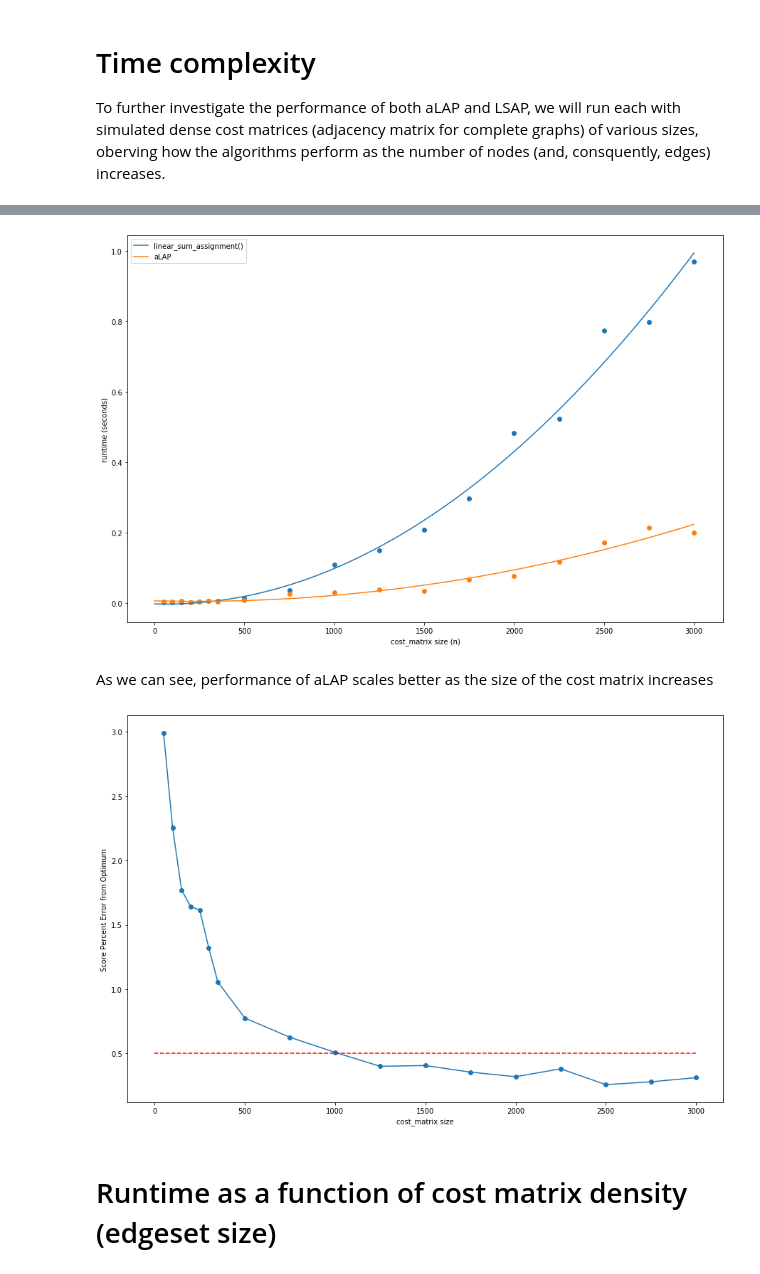
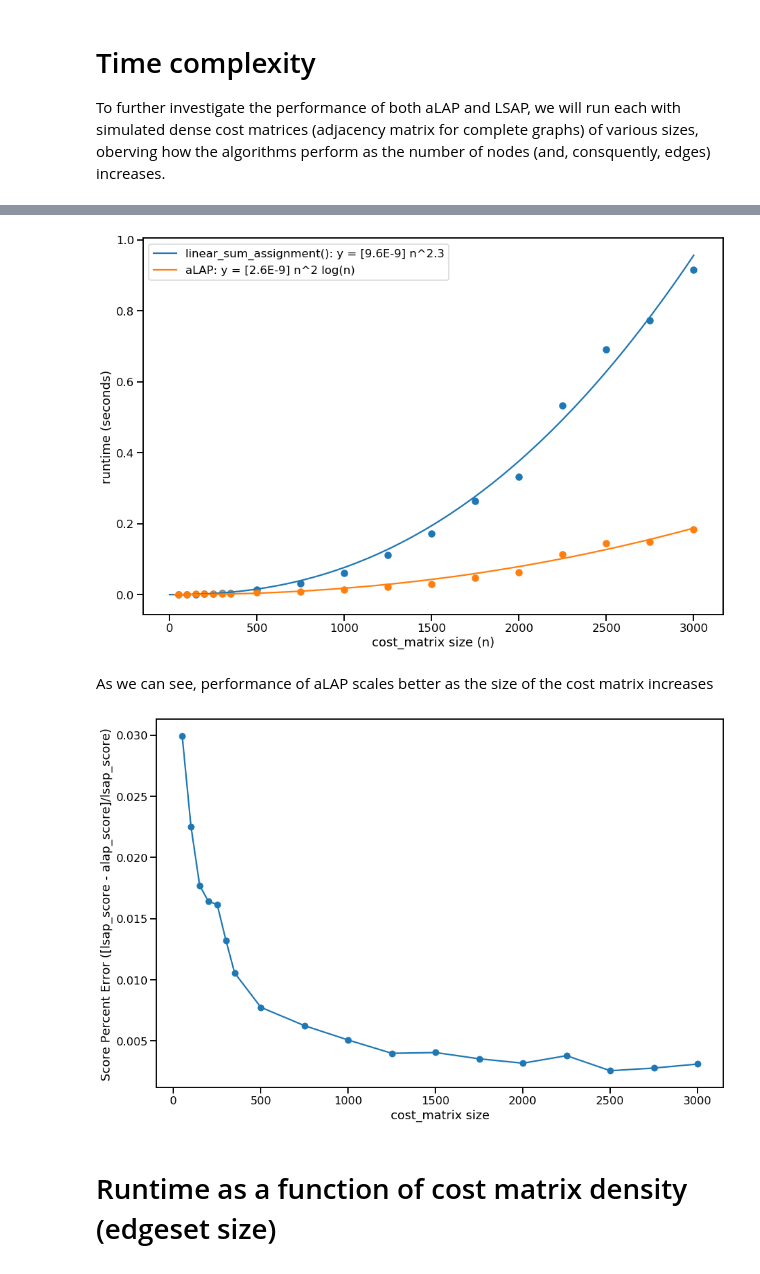
Before and after one commit to asaadeldin11/nbview, a Jupyter notebook: aLAP_code.ipynb, the cells around one changed output, grey strips where cells are left out. Saved outputs shown, nothing was run; the diff lists cells and outputs as text; code cells hidden in the pictures.

```diff
--- a/aLAP_code.ipynb
+++ b/aLAP_code.ipynb
@@ -260,7 +282,7 @@ n = [50, 100, 150, 200, 250, 300, 350,500,750, 1000, 1250, 1500,
      1750, 2000, 2250, 2500, 2750, 3000]
 scipy = np.zeros(len(n))
 alap = np.zeros(len(n))
-reps = 5
+reps = 15
 
 for i, node in enumerate(n):
     for j in range(reps):
@@ -284,6 +306,7 @@ A = dense_matrix(node)'''
     #print(i)
 # %%
 from scipy.stats import linregress
+sns.set_context('paper')
 plt.scatter(n, alap)
 # coef = np.polyfit([i**2 for i in n], alap[:,0], 2)
 coef = np.polyfit(n, alap, 3)
@@ -310,6 +333,7 @@ plt.figure()
 plt.scatter([(i**2)*np.log(i) for i in n], alap)
 res = linregress([(i**2)*np.log(i) for i in n], alap)
 y_new = np.poly1d([res[0], res[1]])
+print(res)
 m = np.max([(i**2)*np.log(i) for i in n])
 plt.plot(np.linspace(0,m,100), y_new(np.linspace(0,m,100)))
 plt.title("Linear Regression")
@@ -383,20 +409,21 @@ Text(0.15, 0.8, 'R^2 = 0.9880995704876614')
 # %%
+import seaborn as sns
+sns.set_context("talk")
 plt.figure(figsize=(15,10))
 plt.scatter(n, scipy)
-coef = np.polyfit(n, scipy, 2)
-y_new = np.poly1d(coef)
-plt.plot(np.linspace(0,max(n),100), y_new(np.linspace(0,max(n),100)), label = 'linear_sum_assignment()')
+x_new = np.linspace(0,max(n),100)
+y_new = [9.622959754997917e-09 *i**2.3 for i in x_new]
+plt.plot(x_new, y_new, label = 'linear_sum_assignment(): y = [9.6E-9] n^2.3')
 
 plt.scatter(n, alap)
-coef = np.polyfit(n, alap, 3)
-y_new = np.poly1d(coef)
-plt.plot(np.linspace(0,max(n),100), y_new(np.linspace(0,max(n),100)), label = 'aLAP')
+y_new = [2.6007354232627892e-09 *i**2*np.log(i) for i in x_new]
+plt.plot(x_new,y_new, label = 'aLAP: y = [2.6E-9] n^2 log(n)')
 plt.ylabel('runtime (seconds)')
 plt.xlabel('cost_matrix size (n)')
 plt.legend()
 plt.savefig('time_lapvalap')
 # %% [output]
-[figure, old version]
+[figure, new version]
 # %% [markdown]
 As we can see, performance of aLAP scales better as the size of the cost matrix increases
 # %%
@@ -417,17 +444,17 @@ for i, node in enumerate(n):
 
     alap_ac[i] = alap_ac[i]/reps
 # %%
+sns.set_context("talk")
 plt.figure(figsize=(15,10))
-plt.plot(n, alap_ac *100, marker = 'o')
+plt.plot(n, alap_ac, marker = 'o')
 coef = np.polyfit(n, alap_ac, 2)
 y_new = np.poly1d(coef)
 #plt.plot(np.linspace(0,max(n),100), y_new(np.linspace(0,max(n),100)))
-plt.plot(np.linspace(0,max(n),100), 0.5 * np.ones(100), 'r-', linestyle = 'dashed')
 plt.xlabel('cost_matrix size')
-plt.ylabel('Score Percent Error from Optimum')
+plt.ylabel('Score Percent Error ([lsap_score - alap_score]/lsap_score)')
 plt.savefig('perdiff_lapvalap')
 # %% [output]
-[figure, old version]
+[figure, new version]
 # %% [markdown]
 # Runtime as a function of cost matrix density (edgeset size)
 # %%
```
Also changed, not shown: parts of 3 cells of this notebook.
